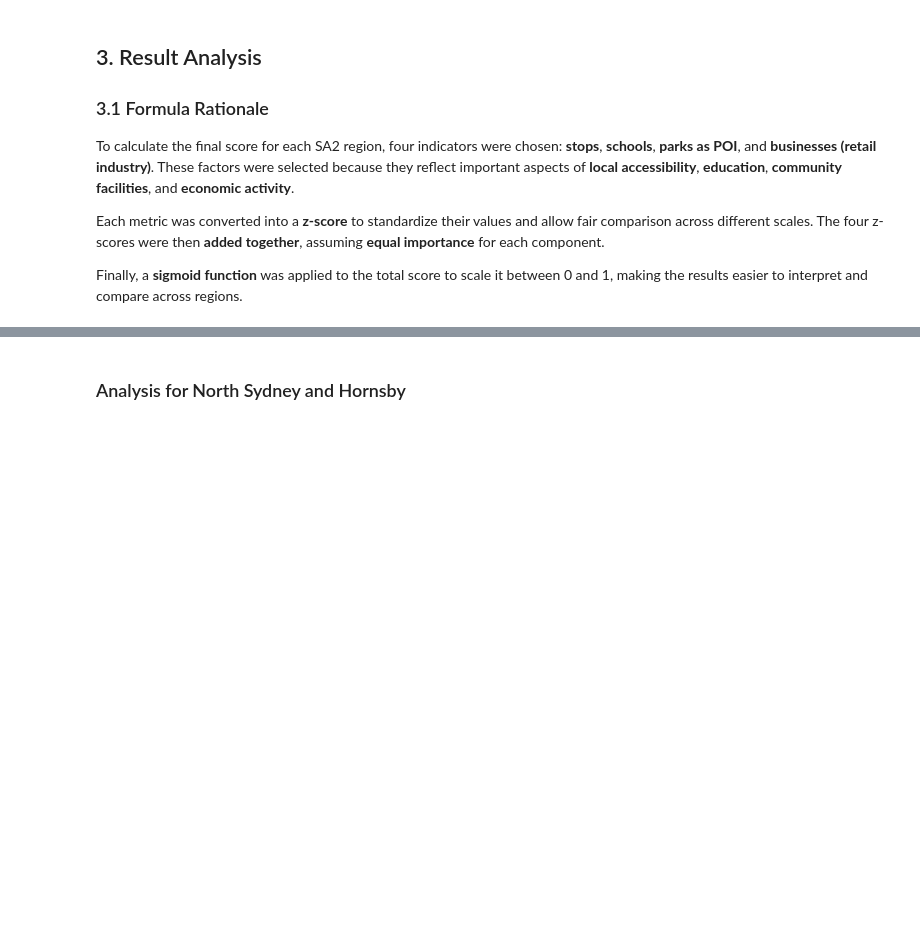
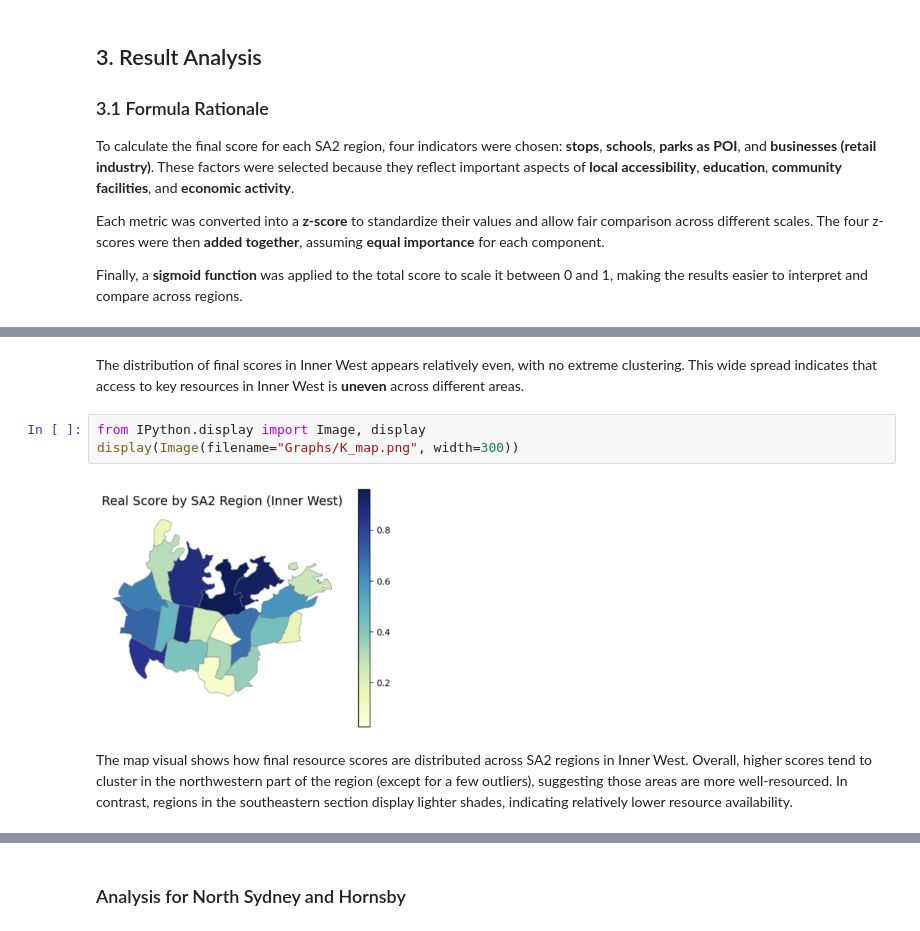
Before and after one commit to Katherine-Kong/DATA2001-A, a Jupyter notebook: new_report.ipynb, the cells around one changed output, grey strips where cells are left out. Saved outputs shown, nothing was run; the diff lists cells and outputs as text; blank space fills up the shorter version.

```diff
--- a/new_report.ipynb
+++ b/new_report.ipynb
@@ -72,2 +62,11 @@ The correlation values show how each metric influences the final score. In Inner
+# %% [markdown]
+The distribution of final scores in Inner West appears relatively even, with no extreme clustering. This wide spread indicates that access to key resources in Inner West is **uneven** across different areas.
+# %%
+from IPython.display import Image, display
+display(Image(filename="Graphs/K_map.png", width=300))
+# %% [output]
+[figure, added]
+# %% [markdown]
+The map visual shows how final resource scores are distributed across SA2 regions in Inner West. Overall, higher scores tend to cluster in the northwestern part of the region (except for a few outliers), suggesting those areas are more well-resourced. In contrast, regions in the southeastern section display lighter shades, indicating relatively lower resource availability.
 # %% [markdown]
 #### 3.2.3 Notable Trends or Regions
```
Also changed, not shown: parts of 11 cells of this notebook, 1 other file.
